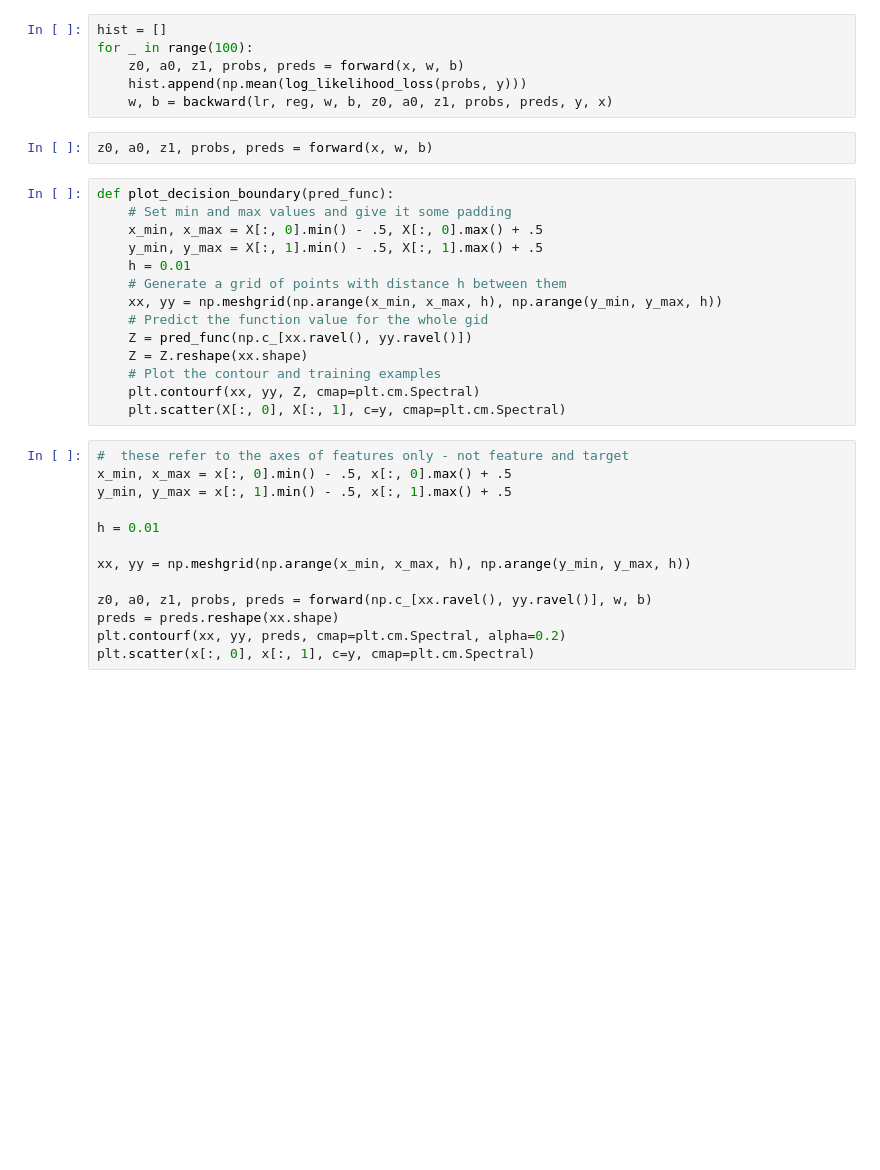
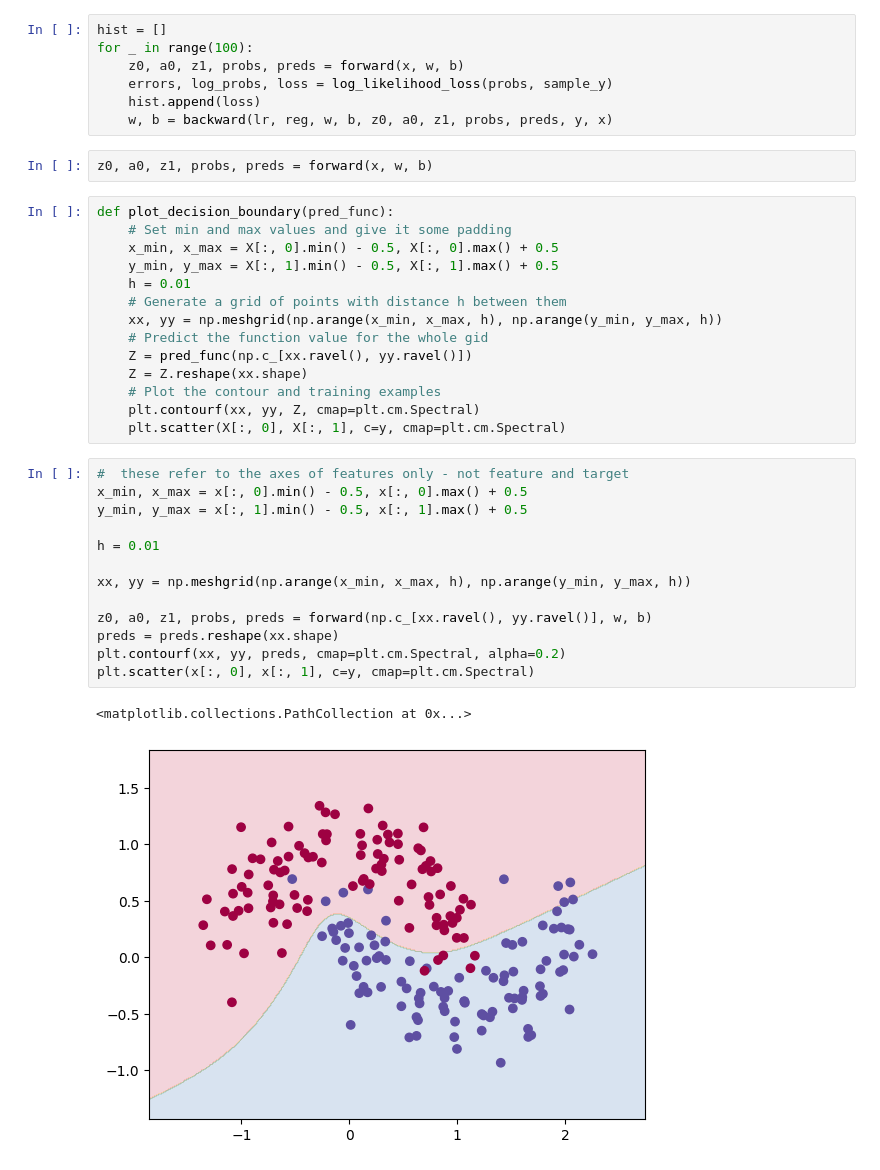
Before and after one commit to ADGEfficiency/teaching-monolith, a Jupyter notebook: backprop/classification.ipynb, the cells around one changed output. Saved outputs shown, nothing was run; the diff lists cells and outputs as text; blank space fills up the shorter version.

```diff
--- a/backprop/classification.ipynb
+++ b/backprop/classification.ipynb
@@ -88,15 +105,16 @@ def backward(lr, reg, w, b, z0, a0, z1, probs, preds, y, x):
 hist = []
 for _ in range(100):
     z0, a0, z1, probs, preds = forward(x, w, b)
-    hist.append(np.mean(log_likelihood_loss(probs, y)))
+    errors, log_probs, loss = log_likelihood_loss(probs, sample_y)
+    hist.append(loss)
     w, b = backward(lr, reg, w, b, z0, a0, z1, probs, preds, y, x)
 # %%
 z0, a0, z1, probs, preds = forward(x, w, b)
 # %%
 def plot_decision_boundary(pred_func):
     # Set min and max values and give it some padding
-    x_min, x_max = X[:, 0].min() - .5, X[:, 0].max() + .5
-    y_min, y_max = X[:, 1].min() - .5, X[:, 1].max() + .5
+    x_min, x_max = X[:, 0].min() - 0.5, X[:, 0].max() + 0.5
+    y_min, y_max = X[:, 1].min() - 0.5, X[:, 1].max() + 0.5
     h = 0.01
     # Generate a grid of points with distance h between them
     xx, yy = np.meshgrid(np.arange(x_min, x_max, h), np.arange(y_min, y_max, h))
@@ -108,14 +126,17 @@ def plot_decision_boundary(pred_func):
     plt.scatter(X[:, 0], X[:, 1], c=y, cmap=plt.cm.Spectral)
 # %%
 #  these refer to the axes of features only - not feature and target
-x_min, x_max = x[:, 0].min() - .5, x[:, 0].max() + .5
-y_min, y_max = x[:, 1].min() - .5, x[:, 1].max() + .5
+x_min, x_max = x[:, 0].min() - 0.5, x[:, 0].max() + 0.5
+y_min, y_max = x[:, 1].min() - 0.5, x[:, 1].max() + 0.5
 
 h = 0.01
 
 xx, yy = np.meshgrid(np.arange(x_min, x_max, h), np.arange(y_min, y_max, h))
 
 z0, a0, z1, probs, preds = forward(np.c_[xx.ravel(), yy.ravel()], w, b)
 preds = preds.reshape(xx.shape)
 plt.contourf(xx, yy, preds, cmap=plt.cm.Spectral, alpha=0.2)
 plt.scatter(x[:, 0], x[:, 1], c=y, cmap=plt.cm.Spectral)
+# %% [output]
+<matplotlib.collections.PathCollection at 0x...>
+[figure, added]
```
Also changed, not shown: parts of 8 cells of this notebook, 6 other files.
